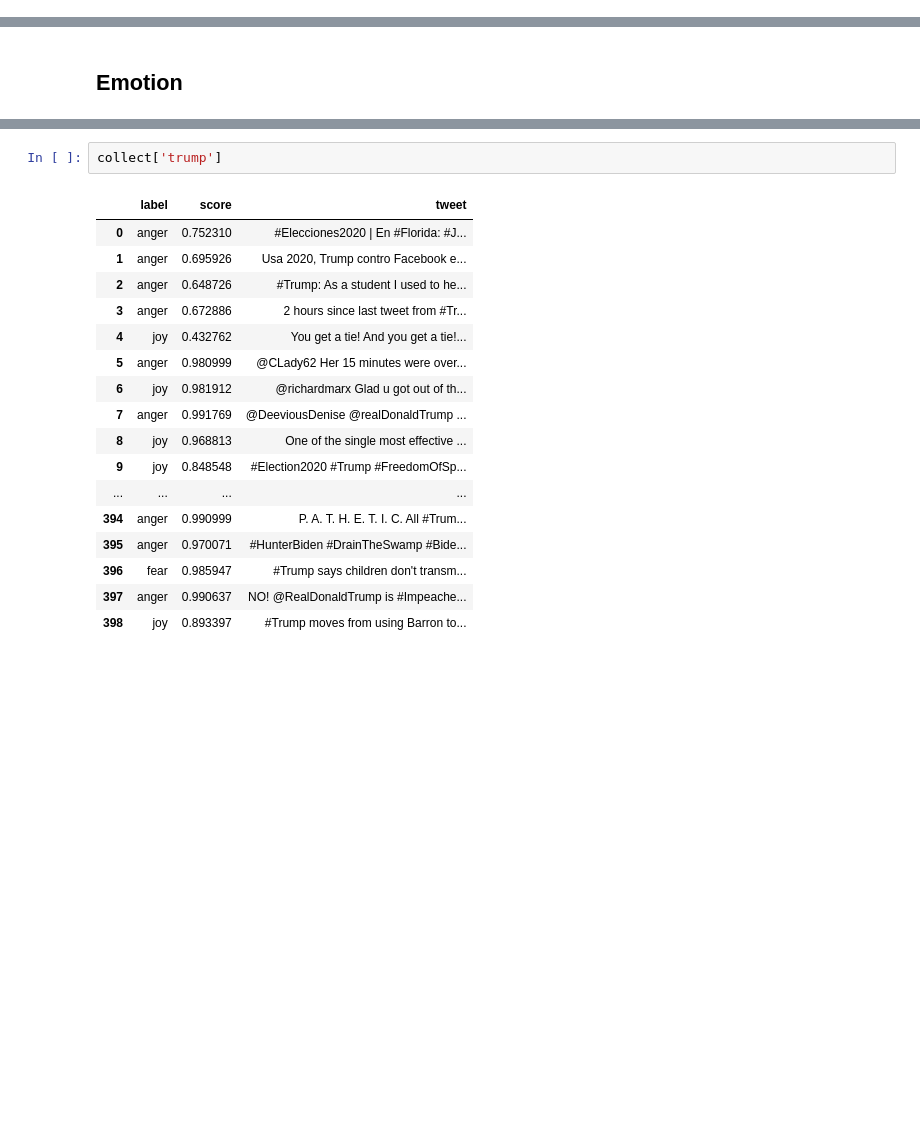
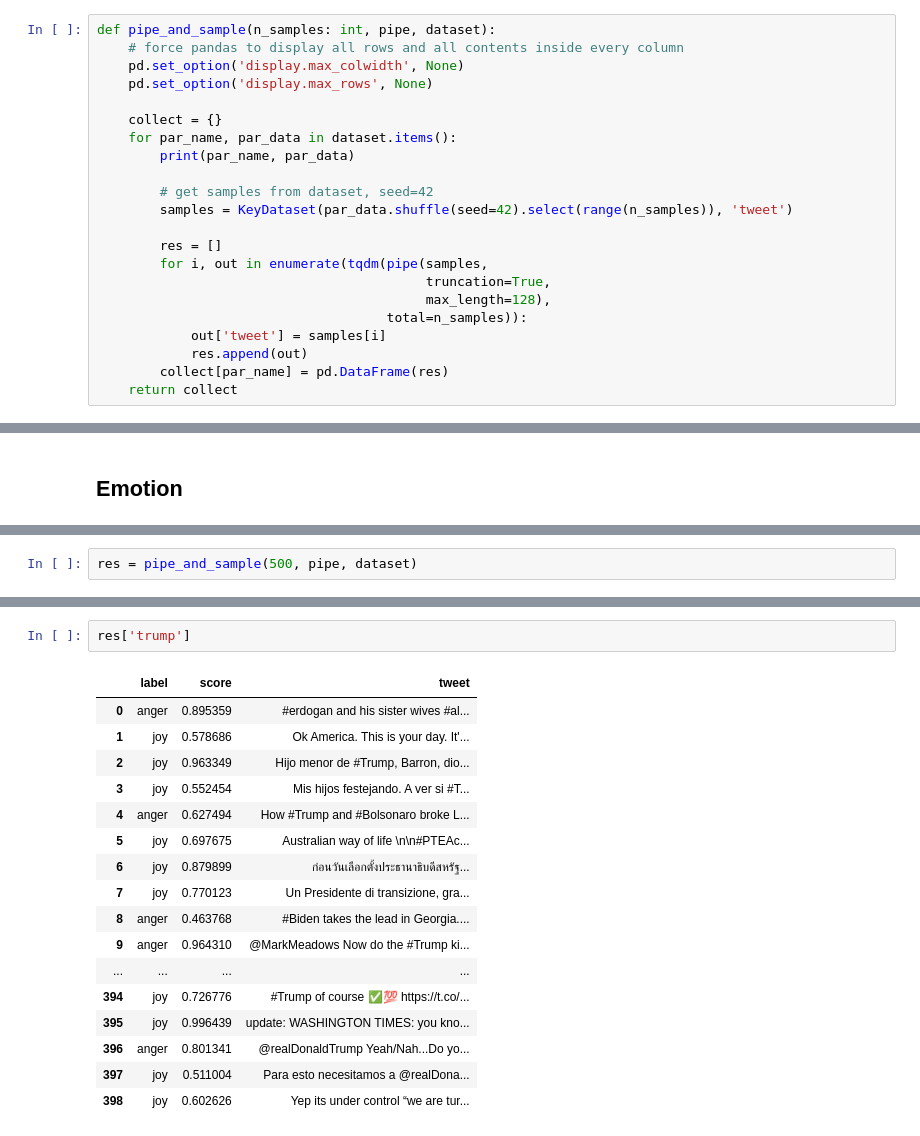
Before and after one commit to Moenupa/tweet-dynamics-us-election-2020, a Jupyter notebook: CSC440_Final_Project.ipynb, the cells around one changed output, grey strips where cells are left out. Saved outputs shown, nothing was run; the diff lists cells and outputs as text; blank space fills up the shorter version.

```diff
--- a/CSC440_Final_Project.ipynb
+++ b/CSC440_Final_Project.ipynb
@@ -100,3 +122,25 @@ DatasetDict({
+# %%
+def pipe_and_sample(n_samples: int, pipe, dataset):
+    # force pandas to display all rows and all contents inside every column
+    pd.set_option('display.max_colwidth', None)
+    pd.set_option('display.max_rows', None)
+
+    collect = {}
+    for par_name, par_data in dataset.items():
+        print(par_name, par_data)
+
+        # get samples from dataset, seed=42
+        samples = KeyDataset(par_data.shuffle(seed=42).select(range(n_samples)), 'tweet')
+
+        res = []
+        for i, out in enumerate(tqdm(pipe(samples,
+                                          truncation=True,
+                                          max_length=128),
+                                     total=n_samples)):
+            out['tweet'] = samples[i]
+            res.append(out)
+        collect[par_name] = pd.DataFrame(res)
+    return collect
 # %% [markdown]
 ## Predicting language
 # %%
@@ -237,0 +204,2 @@ pd.set_option('display.max_rows', None)
+# %%
+res = pipe_and_sample(500, pipe, dataset)
@@ -238,21 +215,21 @@ pd.set_option('display.max_rows', None)
 # %%
-collect['trump']
+res['trump']
 # %% [output]
 |  | label | score | tweet |
-| 0 | anger | 0.752310 | #Elecciones2020 | En #Florida: #J... |
-| 1 | anger | 0.695926 | Usa 2020, Trump contro Facebook e... |
-| 2 | anger | 0.648726 | #Trump: As a student I used to he... |
-| 3 | anger | 0.672886 | 2 hours since last tweet from #Tr... |
-| 4 | joy | 0.432762 | You get a tie! And you get a tie!... |
-| 5 | anger | 0.980999 | @CLady62 Her 15 minutes were over... |
-| 6 | joy | 0.981912 | @richardmarx Glad u got out of th... |
-| 7 | anger | 0.991769 | @DeeviousDenise @realDonaldTrump ... |
-| 8 | joy | 0.968813 | One of the single most effective ... |
-| 9 | joy | 0.848548 | #Election2020 #Trump #FreedomOfSp... |
+| 0 | anger | 0.895359 | #erdogan and his sister wives #al... |
+| 1 | joy | 0.578686 | Ok America. This is your day. It'... |
+| 2 | joy | 0.963349 | Hijo menor de #Trump, Barron, dio... |
+| 3 | joy | 0.552454 | Mis hijos festejando. A ver si #T... |
+| 4 | anger | 0.627494 | How #Trump and #Bolsonaro broke L... |
+| 5 | joy | 0.697675 | Australian way of life \n\n#PTEAc... |
+| 6 | joy | 0.879899 | ก่อนวันเลือกตั้งประธานาธิบดีสหรัฐ... |
+| 7 | joy | 0.770123 | Un Presidente di transizione, gra... |
+| 8 | anger | 0.463768 | #Biden takes the lead in Georgia.... |
+| 9 | anger | 0.964310 | @MarkMeadows Now do the #Trump ki... |
 | ... | ... | ... | ... |
-| 394 | anger | 0.990999 | P. A. T. H. E. T. I. C. All #Trum... |
-| 395 | anger | 0.970071 | #HunterBiden #DrainTheSwamp #Bide... |
-| 396 | fear | 0.985947 | #Trump says children don't transm... |
-| 397 | anger | 0.990637 | NO! @RealDonaldTrump is #Impeache... |
-| 398 | joy | 0.893397 | #Trump moves from using Barron to... |
+| 394 | joy | 0.726776 | #Trump of course ✅💯 https://t.co/... |
+| 395 | joy | 0.996439 | update: WASHINGTON TIMES: you kno... |
+| 396 | anger | 0.801341 | @realDonaldTrump Yeah/Nah...Do yo... |
+| 397 | joy | 0.511004 | Para esto necesitamos a @realDona... |
+| 398 | joy | 0.602626 | Yep its under control “we are tur... |
 # %%
```
Also changed, not shown: parts of 22 cells of this notebook, 2 other files.
